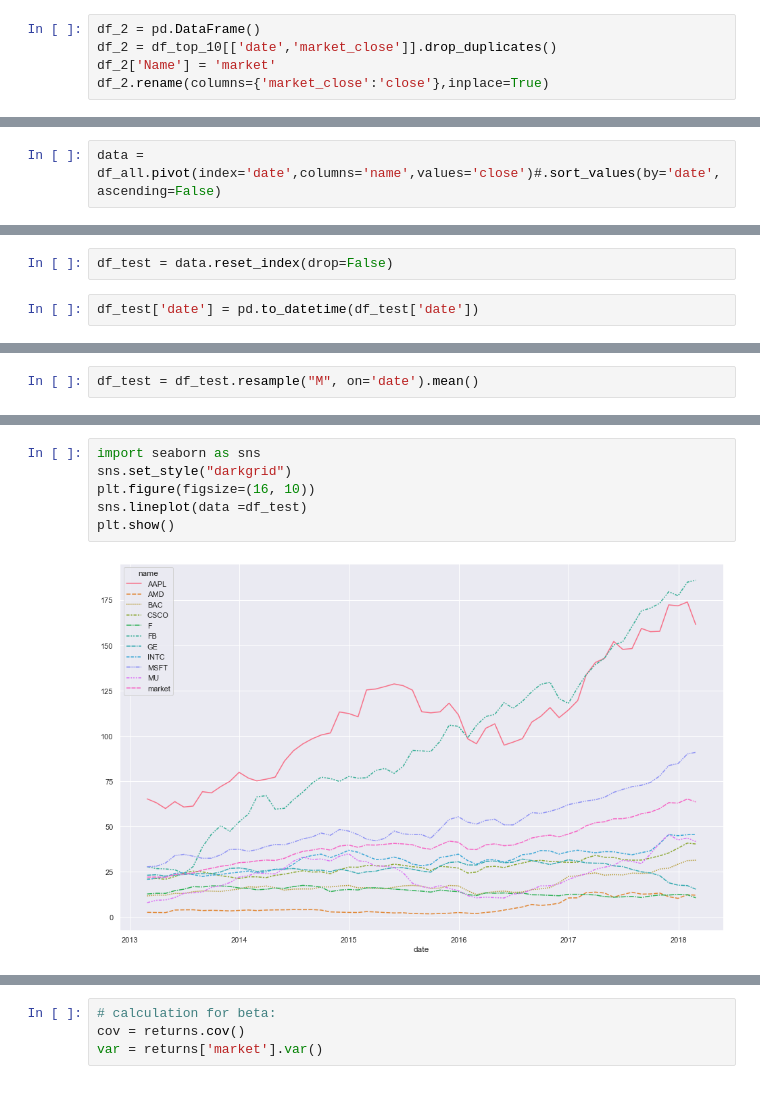
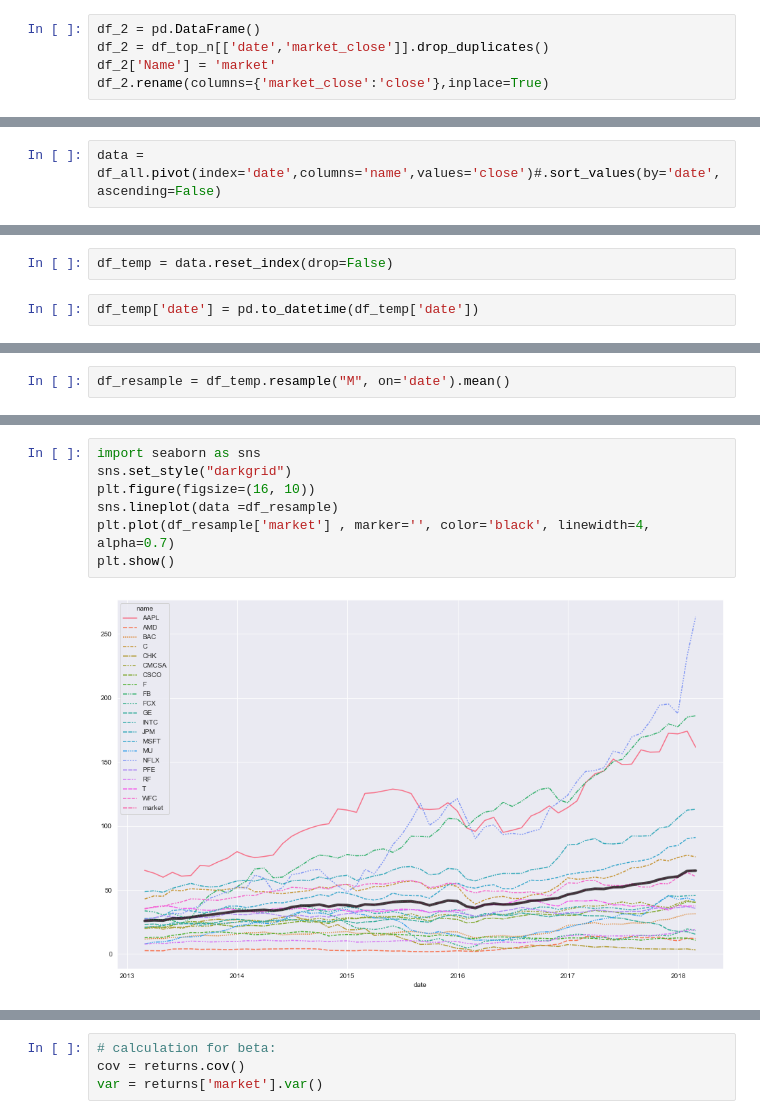
Before and after one commit to Oren-Ben/IDC, a Jupyter notebook: optimization/final_project/Portfolio_optimization_10_assets.ipynb, the cells around one changed output, grey strips where cells are left out. Cells and saved outputs as stored; diff of their text form.

```diff
--- a/optimization/final_project/Portfolio_optimization_10_assets.ipynb
+++ b/optimization/final_project/Portfolio_optimization_10_assets.ipynb
@@ -93,6 +91,6 @@ df_1 = df_top_10[['date','close','Name']]
 # %%
 df_2 = pd.DataFrame()
-df_2 = df_top_10[['date','market_close']].drop_duplicates()
+df_2 = df_top_n[['date','market_close']].drop_duplicates()
 df_2['Name'] = 'market'
 df_2.rename(columns={'market_close':'close'},inplace=True)
 # %%
@@ -127,4 +125,4 @@ data
 # %%
-df_test = data.reset_index(drop=False)
+df_temp = data.reset_index(drop=False)
 # %%
-df_test['date'] = pd.to_datetime(df_test['date'])
+df_temp['date'] = pd.to_datetime(df_temp['date'])
@@ -133,2 +129,2 @@ df_test['date'] = pd.to_datetime(df_test['date'])
 # %%
-df_test = df_test.resample("M", on='date').mean()
+df_resample = df_temp.resample("M", on='date').mean()
@@ -135,8 +148,9 @@ df_test = df_test.resample("M", on='date').mean()
 # %%
 import seaborn as sns
 sns.set_style("darkgrid")
 plt.figure(figsize=(16, 10))
-sns.lineplot(data =df_test)
+sns.lineplot(data =df_resample)
+plt.plot(df_resample['market'] , marker='', color='black', linewidth=4, alpha=0.7)
 plt.show()
 # %% [output]
-[figure, old version]
+[figure, new version]
```
Also changed, not shown: parts of 53 cells of this notebook.
